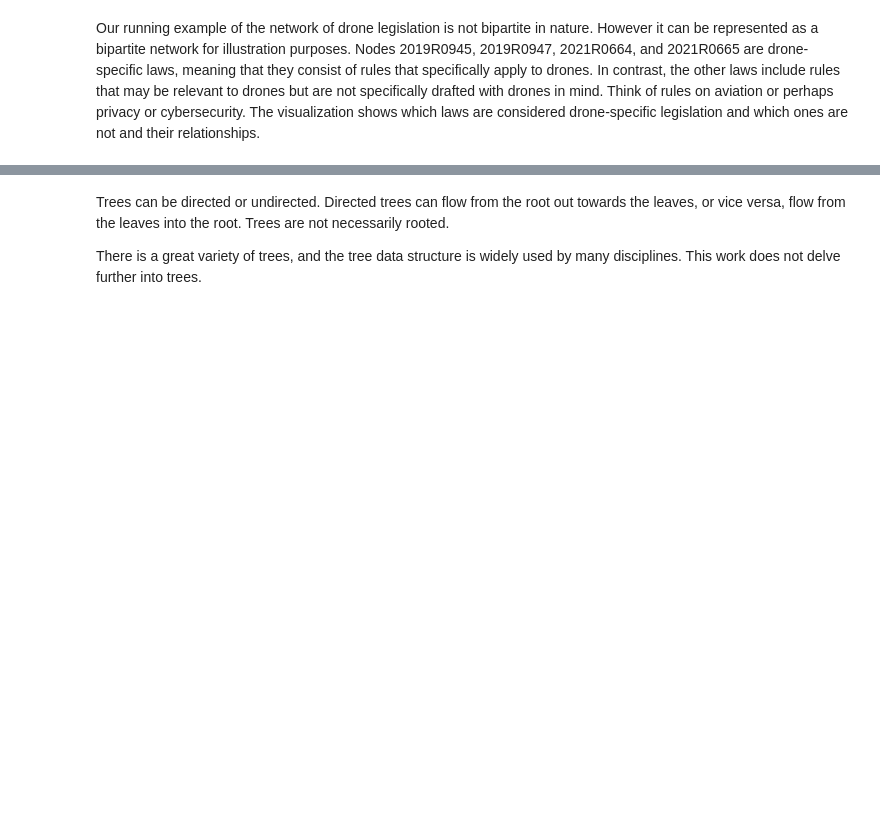
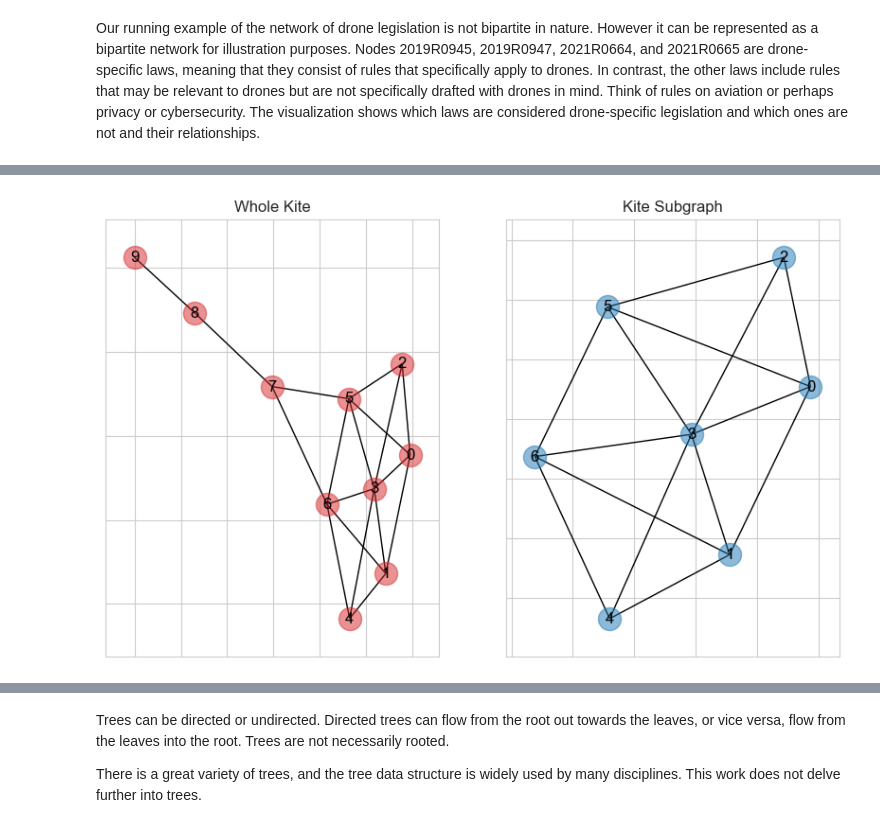
Before and after one commit to maastrichtlawtech/legal-network-textbook, a Jupyter notebook: public/notebooks/Chapter_2_Key_Concepts.ipynb, the cells around one changed output, grey strips where cells are left out. Cells and saved outputs as stored; diff of their text form; code cells hidden in the pictures; blank space fills up the shorter version.

```diff
--- a/public/notebooks/Chapter_2_Key_Concepts.ipynb
+++ b/public/notebooks/Chapter_2_Key_Concepts.ipynb
@@ -132,0 +118,16 @@ draw_spring(g_dag)
+# %%
+fig, ax = plt.subplots(nrows=1, ncols=2, figsize=(10,6))
+g_subkite = nx.subgraph (g_kite, [0, 1, 2, 3, 4, 5, 6])
+
+pos = nx.spring_layout(g_kite, seed=123)
+nx.draw_networkx_nodes(g_kite, pos=pos, ax=ax[0], node_color="tab:red", alpha=0.5)
+nx.draw_networkx_labels(g_kite, pos=pos, ax=ax[0])
+nx.draw_networkx_edges(g_kite, pos=pos, ax=ax[0])
+
+nx.draw_networkx_nodes(g_subkite, pos=pos, ax=ax[1], node_color="tab:blue", alpha=0.5)
+nx.draw_networkx_labels(g_subkite, pos=pos, ax=ax[1])
+nx.draw_networkx_edges(g_subkite, pos=pos, ax=ax[1])
+ax[0].set_title("Whole Kite")
+ax[1].set_title("Kite Subgraph");
+# %% [output]
+[figure, added]
```
Also changed, not shown: parts of 72 cells of this notebook.
